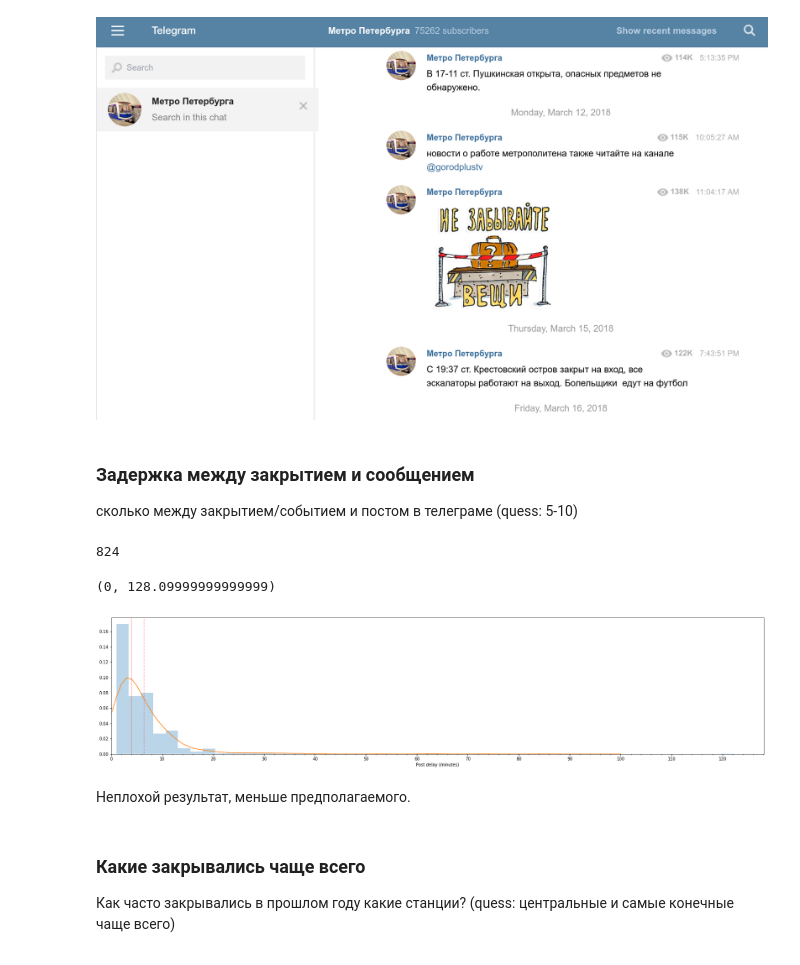
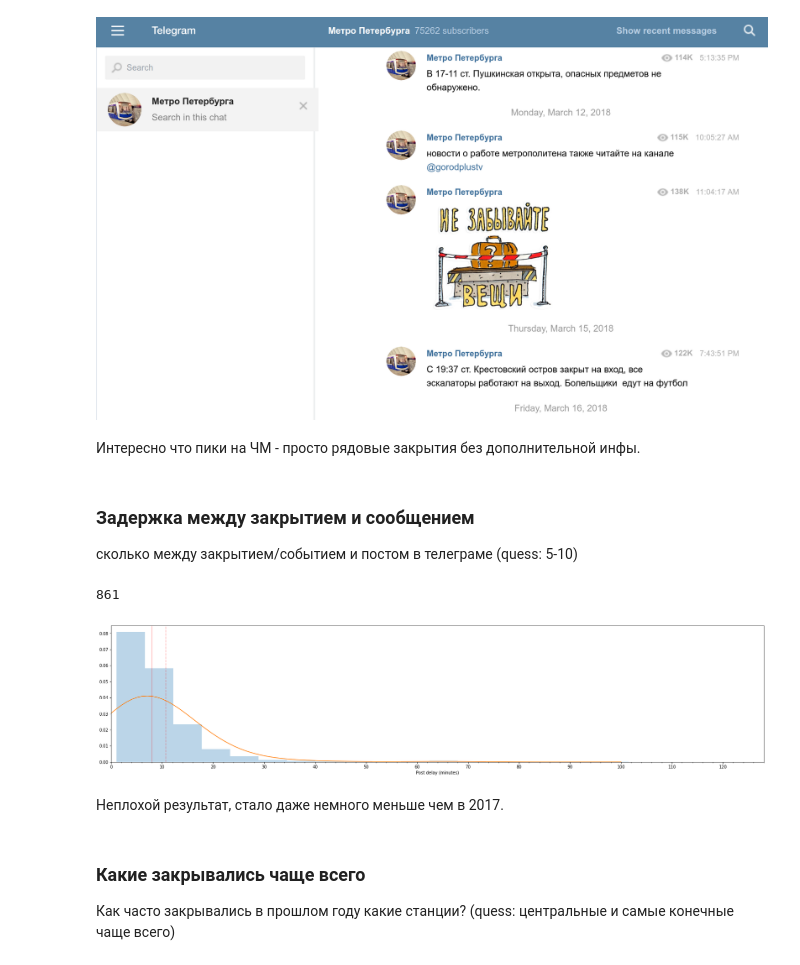
Before and after one commit to Amarchuk/closed-spb-metro, a Jupyter notebook: closed_spb_metro2018.ipynb, the cells around one changed output. Saved outputs shown, nothing was run; the diff lists cells and outputs as text; code cells hidden in the pictures.

```diff
--- a/closed_spb_metro2018.ipynb
+++ b/closed_spb_metro2018.ipynb
@@ -47,7 +48,7 @@ from telethon import TelegramClient
 # These example values won't work. You must get your own api_id and
 # api_hash from https://my.telegram.org, under API Development.
 api_id = 107415
-api_hash = '30f9d912ccda513f82700fd84413e5'
+api_hash = '30f9d912c13f82700fd844'
 phone = '+79215228367'
 # %% [markdown]
 Теперь приходится использовать SOCKS прокси и старую версию клиента, чтобы подключиться:
@@ -436,6 +453,9 @@ for station in stations:
         if station in sts and stat is not 'UNKNOWN' and i not in station_ids:
             station_messages.append([tts, stat, actt, text, i])
             station_ids.append(i)
+
+    if station_messages == []:
+        continue
 
     status_sum = ''
     actual_date = datetime.datetime.strptime(station_messages[-1][2], "%Y-%m-%d %H:%M:%S")
@@ -462,5 +482,5 @@ for station in stations:
                 status = status + '|' + status_sum
             status_sum = 'C' if station_messages[i][1] == 'CLOSE' else 'O'
 
-    print('{:40} sum={:40} len={:2}'.format(station, status, len(station_messages)))
+    print('{:40} sum={:90} len={:2}'.format(station, status, len(station_messages)))
 # %% [output]
@@ -503,7 +523,7 @@ for ind, entity in enumerate(extracted_data):
 # %% [markdown]
 Работа с картой. Metro connections можно найти например тут: https://github.com/nextgis/metro4all/blob/master/data/spb/graph.csv
 # %%
-mdata = pd.read_csv('graph.csv', delimiter=';', encoding = "cp1251")
+mdata = pd.read_csv('graph.csv', delimiter=';')
 mdata.head()
 # %% [output]
 |  | id_from | id_to | name_from | name_to | cost |
@@ -692,6 +712,8 @@ for i in range(0, 320):
 Image('./imgs/max_views.png', width=1000)
 # %% [output]
 [figure]
+# %% [markdown]
+Интересно что пики на ЧМ - просто рядовые закрытия без дополнительной инфы.
 # %% [markdown]
 ### Задержка между закрытием и сообщением
 
@@ -719,34 +741,35 @@ for ind, entity in enumerate(extracted_data):
 
 len(post_delay)
 # %% [output]
-824
+861
 # %%
 from scipy import stats
 from matplotlib.ticker import MultipleLocator, FormatStrFormatter
 
 minorLocator = MultipleLocator(2)
 majorLocator = MultipleLocator(10)
 
 post_delay = np.array(post_delay)
 post_delay = post_delay[post_delay > 0]
 
 kde = stats.gaussian_kde(post_delay)
 xx = np.linspace(0, 100, 100)
 
 fig, ax = plt.subplots(figsize=(28,6))
-ax.hist(post_delay, normed=True, bins=50, alpha=0.3)
+ax.hist(post_delay, normed=True, bins=100, alpha=0.3)
 ax.plot(xx, kde(xx))
 ax.xaxis.set_minor_locator(minorLocator)
 ax.xaxis.set_major_locator(majorLocator)
 plt.xlabel('Post delay (minutes)')
 plt.axvline(x=np.median(post_delay), ls='-', color='r', alpha=0.3)
 plt.axvline(x=np.mean(post_delay), ls='--', color='r', alpha=0.3)
-plt.xlim(0)
+plt.xlim(0, 128)
+plt.savefig('./imgs/delay2018.png', bbox_inches = 'tight', pad_inches = 0, dpi=400)
+plt.show()
 # %% [output]
-(0, 128.09999999999999)
-[figure, old version]
+[figure, new version]
 # %% [markdown]
-Неплохой результат, меньше предполагаемого.
+Неплохой результат, стало даже немного меньше чем в 2017.
 # %% [markdown]
 ### Какие закрывались чаще всего
 
```
Also changed, not shown: parts of 69 cells of this notebook, 9 other files.
